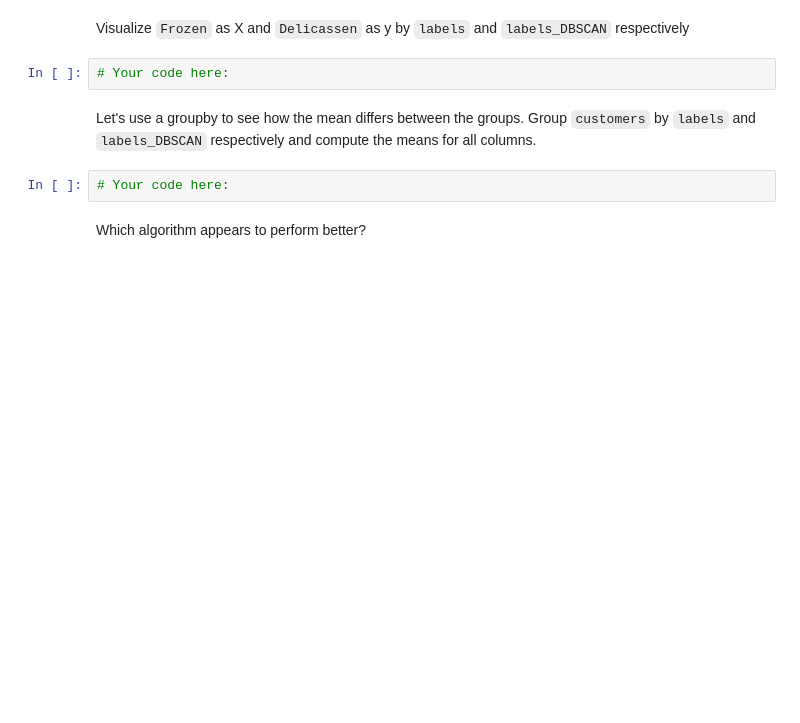
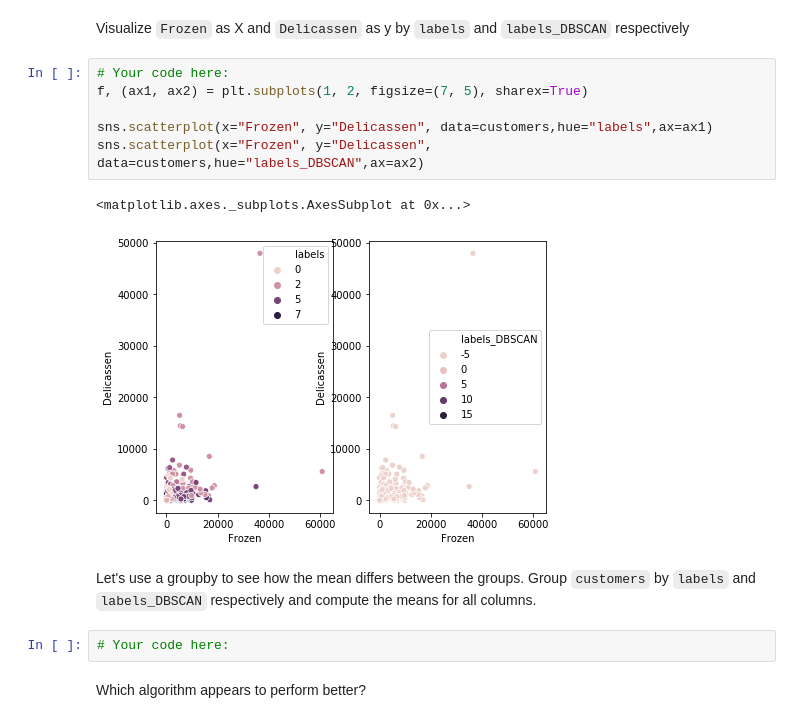
Before and after one commit to fuentebermudez/data-labs, a Jupyter notebook: module-3/lab-unsupervised-learning/your-code/main.ipynb, the cells around one changed output. Drawn from its saved outputs; the diff is of its cells as text; blank space fills up the shorter version.

```diff
--- a/module-3/lab-unsupervised-learning/your-code/main.ipynb
+++ b/module-3/lab-unsupervised-learning/your-code/main.ipynb
@@ -180,7 +240,14 @@ Visualize `Grocery` as X and `Fresh` as y by `labels` and `labels_DBSCAN` respec
 # %% [markdown]
 Visualize `Frozen` as X and `Delicassen` as y by `labels` and `labels_DBSCAN` respectively
-# %%
-# Your code here:
+# %%
+# Your code here:
+f, (ax1, ax2) = plt.subplots(1, 2, figsize=(7, 5), sharex=True)
+
+sns.scatterplot(x="Frozen", y="Delicassen", data=customers,hue="labels",ax=ax1)
+sns.scatterplot(x="Frozen", y="Delicassen", data=customers,hue="labels_DBSCAN",ax=ax2)
+# %% [output]
+<matplotlib.axes._subplots.AxesSubplot at 0x...>
+[figure, added]
 # %% [markdown]
 Let's use a groupby to see how the mean differs between the groups. Group `customers` by `labels` and `labels_DBSCAN` respectively and compute the means for all columns.
 # %%
```
Also changed, not shown: parts of 17 cells of this notebook.
